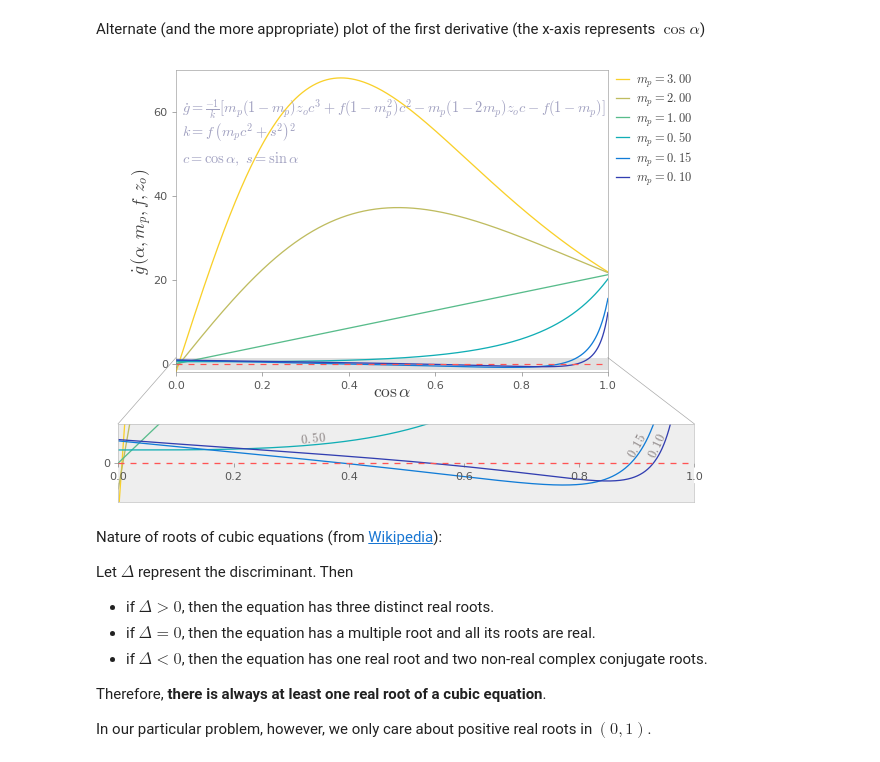
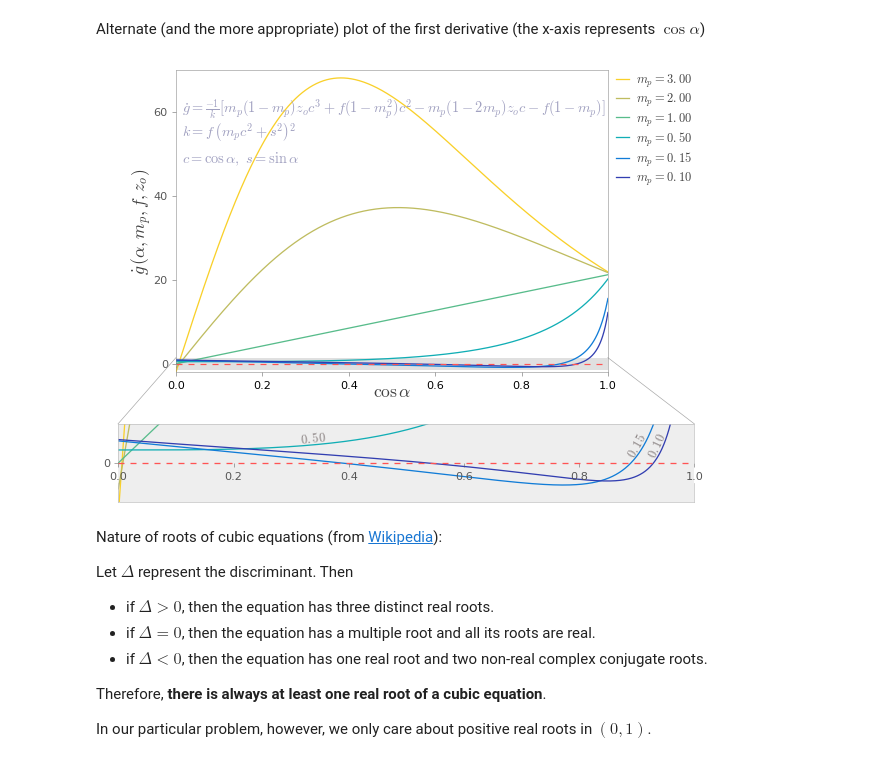
Before and after one commit to indranilsinharoy/phd-artifacts, a Jupyter notebook: chapters/chapter03_geometricmodel/code/StudyOfAngularRelationshipsForLensTiltForFocusing.ipynb, the cells around one changed output. Cells and saved outputs as stored; diff of their text form; code cells hidden in the pictures.

```diff
--- a/chapters/chapter03_geometricmodel/code/StudyOfAngularRelationshipsForLensTiltForFocusing.ipynb
+++ b/chapters/chapter03_geometricmodel/code/StudyOfAngularRelationshipsForLensTiltForFocusing.ipynb
@@ -835,6 +835,7 @@ for ax in [ax0, ax1]:
         tick.label.set_fontsize(9*tsf)
     for tick in ax.yaxis.get_major_ticks():
         tick.label.set_fontsize(9*tsf)
+ax0.tick_params(axis='x', which='major', labelcolor='k')
 
 ax0.axhline(color='#FF5353', alpha=1, lw=1.2, linestyle='dashed')
 ax1.axhline(color='#FF5353', alpha=1, lw=1.3, linestyle='dashed')
@@ -860,34 +861,35 @@ ax1.axhline(y=-1.5, lw=0.7, color='#C0C0C0', zorder=12, clip_on=False)
 ax1.axhline(y=1.5, lw=0.7, color='#C0C0C0', zorder=12, clip_on=False)
 ax1.axvline(x=0, ymin=0.52, ymax=1, lw=0.7, color='#C0C0C0', zorder=12, clip_on=False)
 ax1.axvline(x=0, ymin=0.24, ymax=0.0, lw=0.7, color='#C0C0C0', zorder=12, clip_on=False)
 ax1.axvline(x=1, ymin=0.5, ymax=1, lw=0.7, color='#C0C0C0', zorder=12, clip_on=False)
 ax1.axvline(x=1, ymin=0.24, ymax=0.0, lw=0.7, color='#C0C0C0', zorder=12, clip_on=False)
 
+
 # Inset text
 ax1.text(0.916, 0.85, r'$0.10$', rotation=65, fontsize=10*tsf, color='#888080',)
 ax1.text(0.8795, 0.85, r'$0.15$', rotation=61, fontsize=10*tsf, color='#888080',)
 ax1.text(0.315, 0.85, r'$0.50$', rotation=6, fontsize=10*tsf, color='#888080',)
 
 # Equation text
 et1 = (r"$\dot{g} = \frac{-1}{k} [m_p (1 - m_p) z_o c^3 +"
        "f(1 - m_p^2) c^2 - m_p (1 - 2 m_p) z_o c - f(1-m_p)]$")
 et2 = r"$k = f \, \left(m_p c^2 + s^2 \right)^2$"
 et3 = r"$c = \cos \,\alpha , \,\, s = \sin \,\alpha$"
 
 ax0.text(0.015, 60, et1, fontsize=11.5*tsf, color='#A0A0C0', zorder=2)
 ax0.text(0.015, 54, et2, fontsize=11.5*tsf, color='#A0A0C0', zorder=2)
 ax0.text(0.015, 48, et3, fontsize=11.5*tsf, color='#A0A0C0', zorder=2)
 
 # legend
 ax0.legend(fontsize=10*tsf, ncol=1, loc='upper right', bbox_to_anchor=(1.015, 1.02),
            bbox_transform=fig.transFigure, labelspacing=0.17, handletextpad=0.2, handlelength=1.7)
 
 # Save the figure
 #saveFigure(fig, 'first_derivative_falpha_about_enpp.png')
 
 plt.show()
 # %% [output]
-[figure, old version]
+[figure, new version]
 # %%
 # We only care about real and positive roots between 0 and 1
 # because 0 < cos(α) < 1  for -π/2 < α < π/2
```
Also changed, not shown: parts of 9 cells of this notebook, 3 other files.
